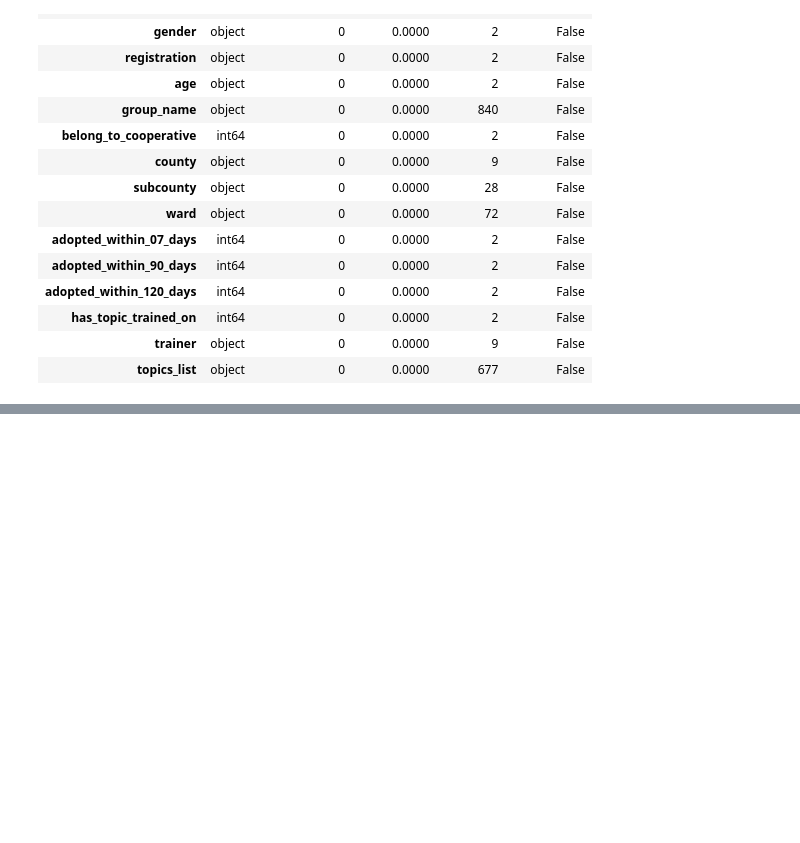
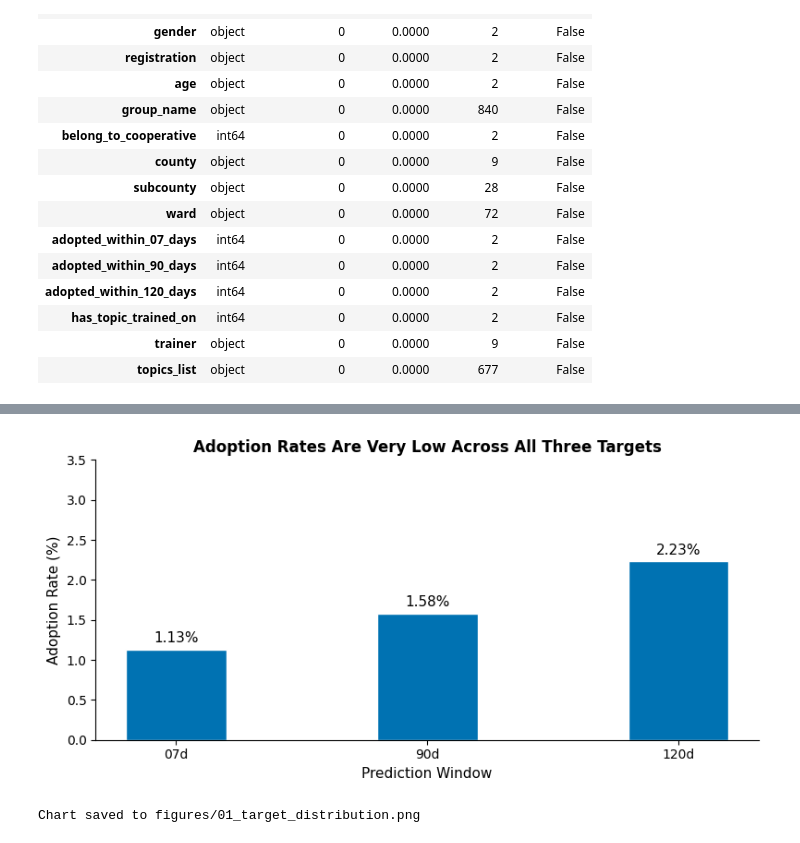
Before and after one commit to FionaHuini/Zindi-DigiCow-Farmer-Training-Adoption-Challenge, a Jupyter notebook: digicow_clean_analysis.ipynb, the cells around one changed output, grey strips where cells are left out. Saved outputs shown, nothing was run; the diff lists cells and outputs as text; code cells hidden in the pictures; blank space fills up the shorter version.

```diff
--- a/digicow_clean_analysis.ipynb
+++ b/digicow_clean_analysis.ipynb
@@ -322,0 +403,39 @@ display(prior_summary)
+# %%
+# ── Chart: Adoption rates across three targets ────────────────────────────────
+# Wong colorblind-safe palette
+BLUE      = '#0072B2'
+VERMILLION = '#D55E00'
+GREEN     = '#009E73'
+
+fig, ax = plt.subplots(figsize=(8, 4))
+
+targets  = ['07d', '90d', '120d']
+rates    = [1.13, 1.58, 2.23]
+colours  = [BLUE, BLUE, BLUE]
+
+bars = ax.bar(targets, rates, color=colours, width=0.4, edgecolor='white')
+
+# Add value labels on top of each bar
+for bar, rate in zip(bars, rates):
+    ax.text(
+        bar.get_x() + bar.get_width() / 2,
+        bar.get_height() + 0.05,
+        f'{rate}%',
+        ha='center', va='bottom', fontsize=11
+    )
+
+ax.set_xlabel('Prediction Window', fontsize=11)
+ax.set_ylabel('Adoption Rate (%)', fontsize=11)
+ax.set_title('Adoption Rates Are Very Low Across All Three Targets',
+             fontsize=12, fontweight='bold')
+ax.set_ylim(0, 3.5)
+ax.spines[['top', 'right']].set_visible(False)
+
+plt.tight_layout()
+plt.savefig('figures/01_target_distribution.png', dpi=150, bbox_inches='tight')
+plt.show()
+
+print("Chart saved to figures/01_target_distribution.png")
+# %% [output]
+[figure, added]
+Chart saved to figures/01_target_distribution.png
```
Also changed, not shown: parts of 17 cells of this notebook.
